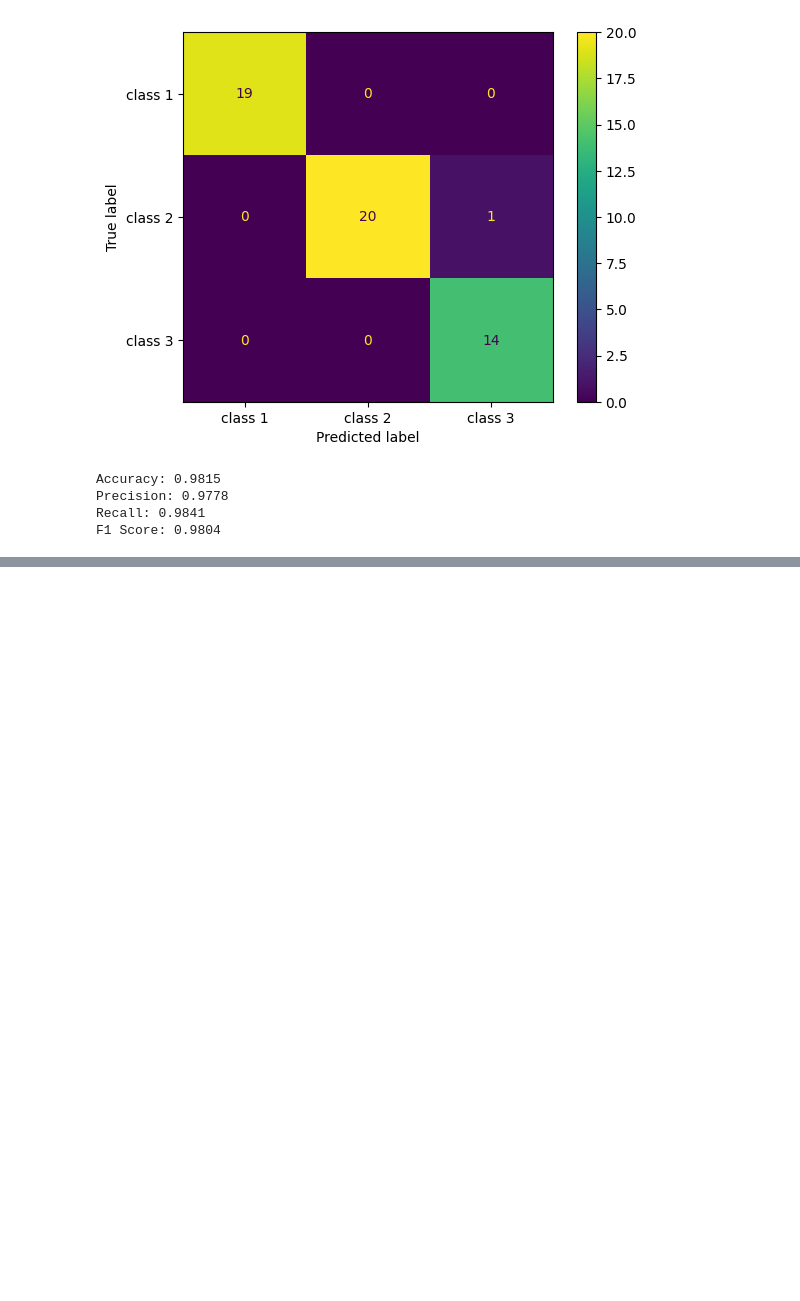
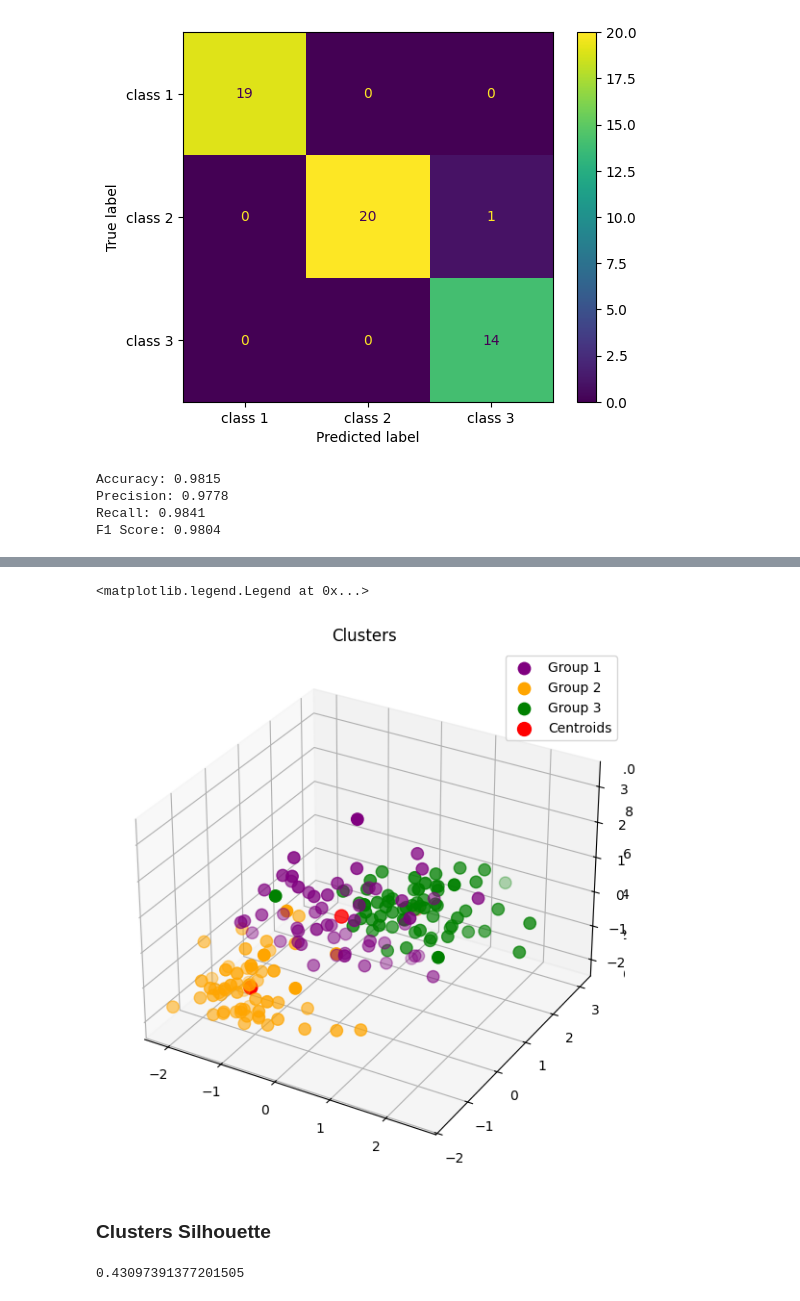
Before and after one commit to Carlos3du/wineClassification, a Jupyter notebook: wine.ipynb, the cells around one changed output, grey strips where cells are left out. Saved outputs shown, nothing was run; the diff lists cells and outputs as text; code cells hidden in the pictures; blank space fills up the shorter version.

```diff
--- a/wine.ipynb
+++ b/wine.ipynb
@@ -298,0 +402,24 @@ F1 Score: 0.9804
+# %%
+# 3d plot
+
+fig = plt.figure(figsize=(10, 7))
+fig.add_subplot(111, projection='3d')
+ax = fig.add_subplot(111, projection='3d')
+ax.scatter(data_cluster_np[kmeans_pred == 0, 0], data_cluster_np[kmeans_pred == 0, 1], data_cluster_np[kmeans_pred == 0, 2], s=80, c='purple', label='Group 1')
+ax.scatter(data_cluster_np[kmeans_pred == 1, 0], data_cluster_np[kmeans_pred == 1, 1], data_cluster_np[kmeans_pred == 1, 2], s=80, c='orange', label='Group 2')
+ax.scatter(data_cluster_np[kmeans_pred == 2, 0], data_cluster_np[kmeans_pred == 2, 1], data_cluster_np[kmeans_pred == 2, 2], s=80, c='green', label='Group 3')
+ax.scatter(centroids[:, 0], centroids[:, 1], centroids[:, 2], s=100, c='red', marker='o', label='Centroids')
+ax.set_title('Clusters')
+ax.legend()
+# %% [output]
+<matplotlib.legend.Legend at 0x...>
+[figure, added]
+# %% [markdown]
+### Clusters Silhouette
+# %%
+from sklearn.metrics import silhouette_samples, silhouette_score
+
+score = silhouette_score(data_cluster, kmeans_pred)
+score
+# %% [output]
+0.43097391377201505
```
Also changed, not shown: parts of 14 cells of this notebook.
